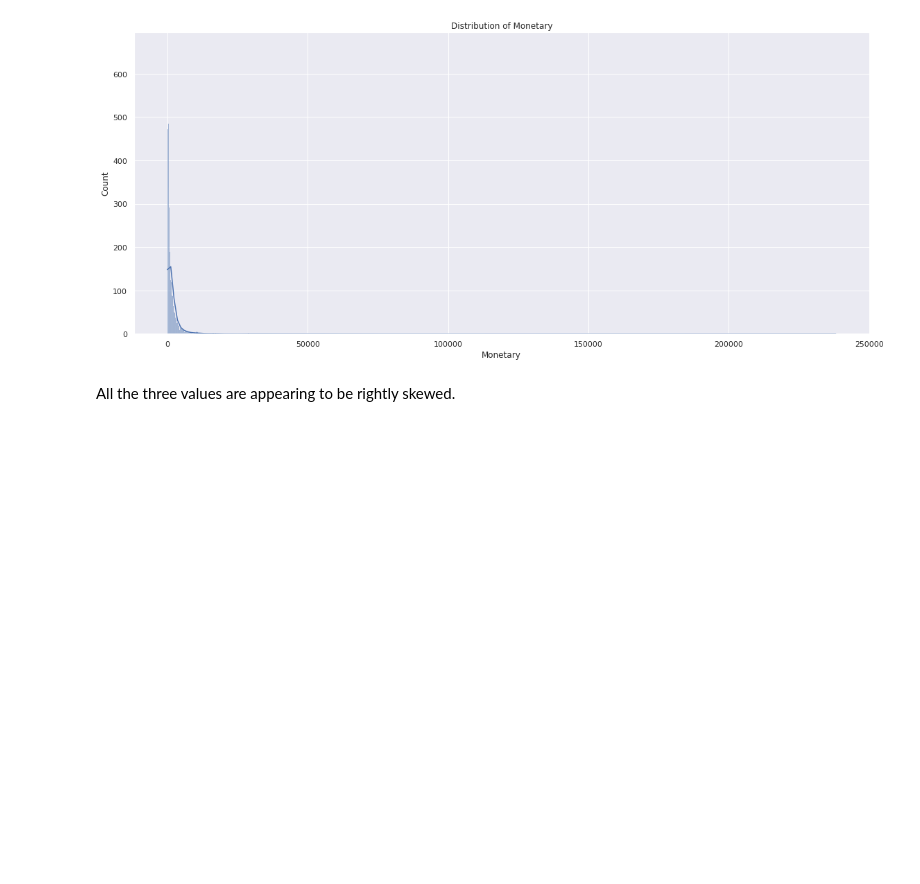
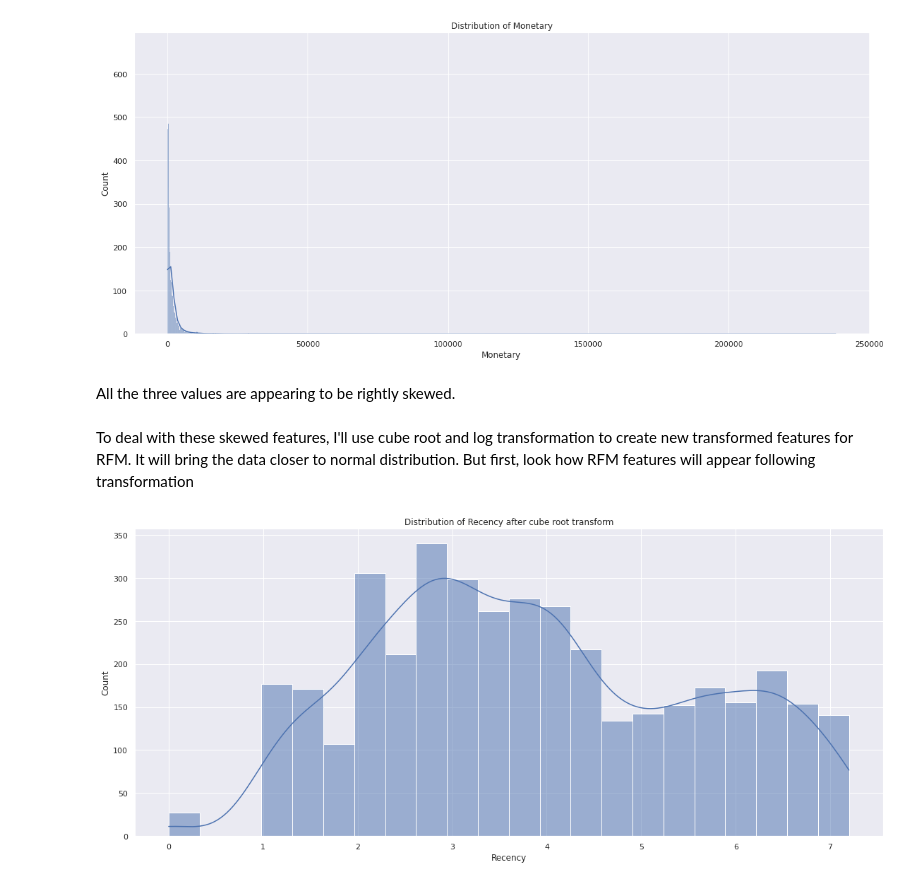
Before and after one commit to Sandipan0303/Unsupervised-online-retail-customer-segmentation, a Jupyter notebook: Copy_of_Online_Retail_Customer_Segmentation_Capstone_Project.ipynb, the cells around one changed output. Saved outputs shown, nothing was run; the diff lists cells and outputs as text; code cells hidden in the pictures; blank space fills up the shorter version.

```diff
--- a/Copy_of_Online_Retail_Customer_Segmentation_Capstone_Project.ipynb
+++ b/Copy_of_Online_Retail_Customer_Segmentation_Capstone_Project.ipynb
@@ -552,3 +552,13 @@ plt.show()
 [figure]
 # %% [markdown]
 All the three values are appearing to be rightly skewed.
+# %% [markdown]
+To deal with these skewed features, I'll use cube root and log transformation to create new transformed features for RFM. It will bring the data closer to normal distribution. But first, look how RFM features will appear following transformation
+# %%
+# Visualising the distribution of Recency after cube root transformation
+
+sns.histplot(data = np.cbrt(rfm_df["Recency"]), kde = True)
+plt.title("Distribution of Recency after cube root transform")
+plt.show()
+# %% [output]
+[figure, added]
```
Also changed, not shown: parts of 21 cells of this notebook.
